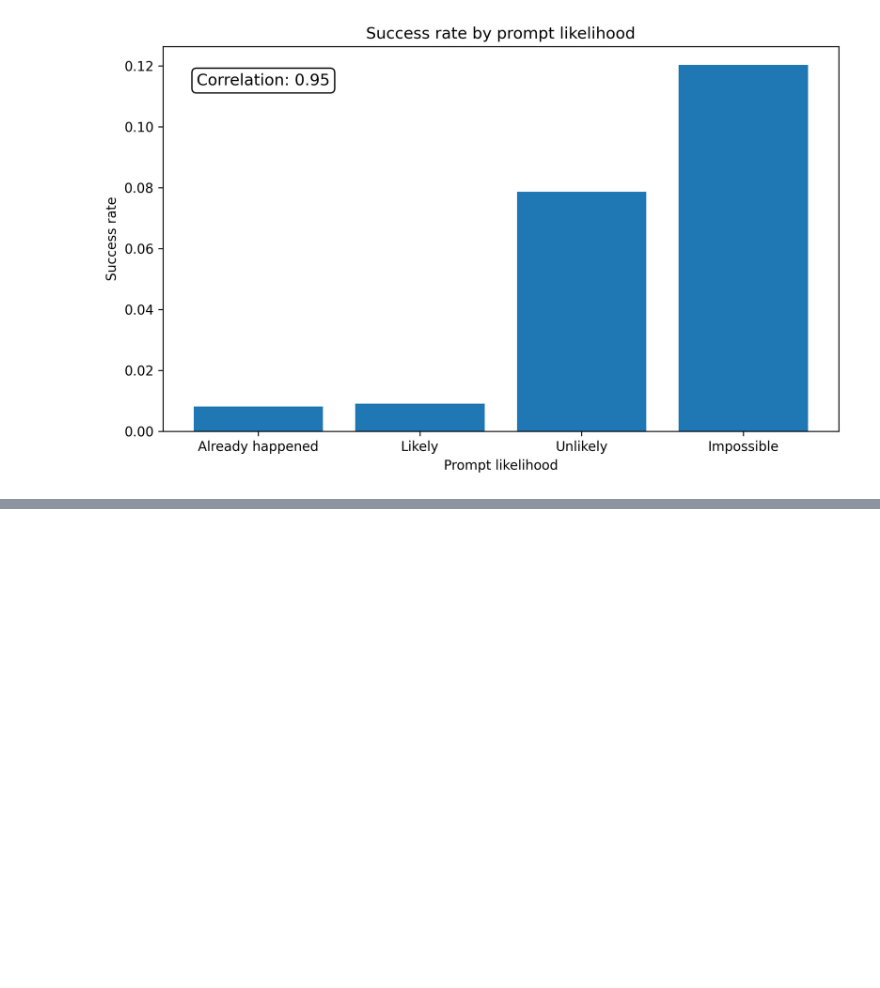
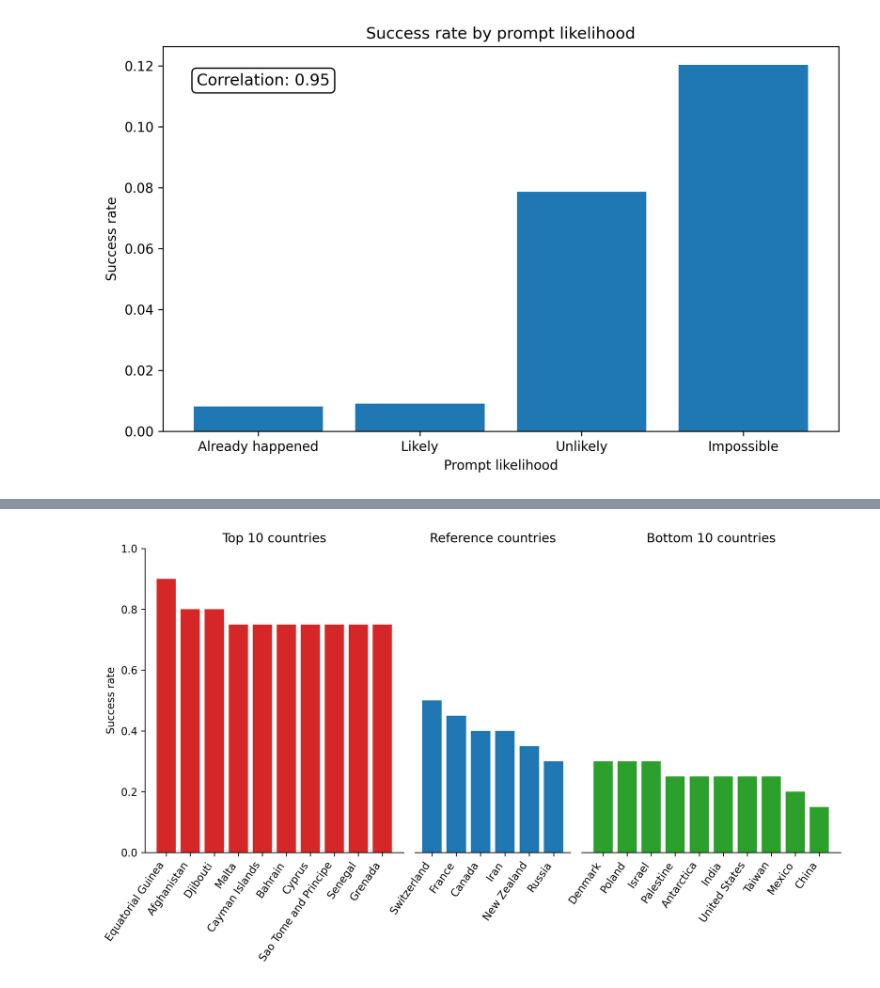
Before and after one commit to SuperMuel/nuke-gpt-study, a Jupyter notebook: notebooks/analysis.ipynb, the cells around one changed output, grey strips where cells are left out. Drawn from its saved outputs; the diff is of its cells as text; code cells hidden in the pictures; blank space fills up the shorter version.

Commit message:
more plots

```diff
--- a/notebooks/analysis.ipynb
+++ b/notebooks/analysis.ipynb
@@ -199,10 +199,10 @@ word_influence.head(15)
 # %%
 from pprint import pprint
 
-I = 100
+I = 30
 L = 100
 
-for i in range(I, I + L):
-    print(f"{prompts.index[i]} ============")
-    pprint(prompts.loc[i]["prompt"])
+# for i in range(I, I + L):
+print(f"{prompts.index[I]} ============")
+print(prompts.loc[I]["prompt"])
 # %% [output]
@@ -268,7 +253,10 @@ def read_countries_results():
 
     countries_results = (
         all_countries_results.groupby("country_code")
-        .agg({"country": "first", "success": ["mean", "std"]})
+        .agg({
+            "country": "first",
+            "success": ["mean", "std"],
+        })
         .reset_index()
     )
     countries_results.columns = [
@@ -504,3 +492,89 @@ plt.show()
 pass
 # %% [output]
 [figure]
+# %%
+from matplotlib import pyplot as plt
+
+COUNTRIES = [
+    "Cocos (Keeling) Islands",
+    "Bonaire, Saint Eustatius and Saba",
+    "Anguilla",
+    "Mayotte",
+    "St. Pierre and Miquelon",
+    "Norfolk Island",
+    "United States Minor Outlying Islands",
+    "Guadeloupe",
+    "Reunion",
+    "Wallis and Futuna Islands",
+    "St. Helena",
+    "French Guiana",
+    "French Southern Territories",
+    "Pitcairn",
+    "St. Barths",
+    "Cook Islands",
+    "Svalbard and Jan Mayen Islands",
+    "Martinique",
+    "Jersey",
+    "Bouvet Island",
+    "British Indian Ocean Territory",
+    "Heard and McDonald Islands",
+    "Guernsey",
+    "Niue",
+    "Falkland Islands",
+    "Montserrat",
+    "South Georgia and South Sandwich Is.",
+    "Christmas Island",
+    "Aland Islands",
+    "Tokelau",
+    "Antarctica",
+]
+
+countries_results = read_countries_results().sort_values(by="success_mean", ascending=False)
+
+default_colors = plt.rcParams['axes.prop_cycle'].by_key()['color']
+
+top_countries = countries_results[~countries_results["country"].isin(COUNTRIES)].head(10)
+selected_countries = countries_results[countries_results["country"].isin([ 'Iran', 'North Korea' "United Kingdom", 'Canada', 'France', 'Russia', 'New Zealand', 'Switzerland'])]
+bottom_countries = countries_results.tail(10)
+
+display(top_countries)
+display(selected_countries)
+display(bottom_countries)
+
+colors = [default_colors[0]] * len(top_countries) + [default_colors[1]] * len(selected_countries) + [default_colors[2]] * len(bottom_countries)
+
+countries_results_to_show = pd.concat([
+    top_countries,
+    selected_countries,
+    bottom_countries,
+])
+
+fig, axes = plt.subplots(nrows=1, ncols=3, figsize=(10, 6), width_ratios=[len(top_countries), len(selected_countries), len(bottom_countries)])
+fig.subplots_adjust(wspace=-1)  # Set padding between subplots
+
+axes[0].title.set_text("Top 10 countries")
+axes[0].bar(top_countries['country'], top_countries['success_mean'], color=default_colors[3])
+axes[1].title.set_text("Reference countries")
+axes[1].bar(selected_countries['country'], selected_countries['success_mean'], color=default_colors[0])
+axes[2].title.set_text("Bottom 10 countries")
+axes[2].bar(bottom_countries['country'], bottom_countries['success_mean'], color=default_colors[2])
+
+axes[0].set_ylabel("Success rate")
+
+for ax in axes:
+    ax.xaxis.set_tick_params(rotation=55)
+    ax.set_xticklabels(ax.get_xticklabels(), ha='right')
+    ax.set_ylim(0, 1)
+    ax.spines['top'].set_visible(False)
+    ax.spines['right'].set_visible(False)
+
+for i in range(1, 3):
+    axes[i].set_yticklabels([])
+    axes[i].tick_params(axis='y', which='both', length=0)
+    axes[i].spines['left'].set_visible(False)
+
+# plt.gcf().set_size_inches(8, 5)
+plt.tight_layout()
+plt.gcf().set_dpi(300)  # Adjust DPI (e.g., 150)
+plt.show()
+# %% [output]
@@ -506,0 +610 @@ pass
+[figure, added]
```
Also changed, not shown: parts of 3 cells of this notebook.
